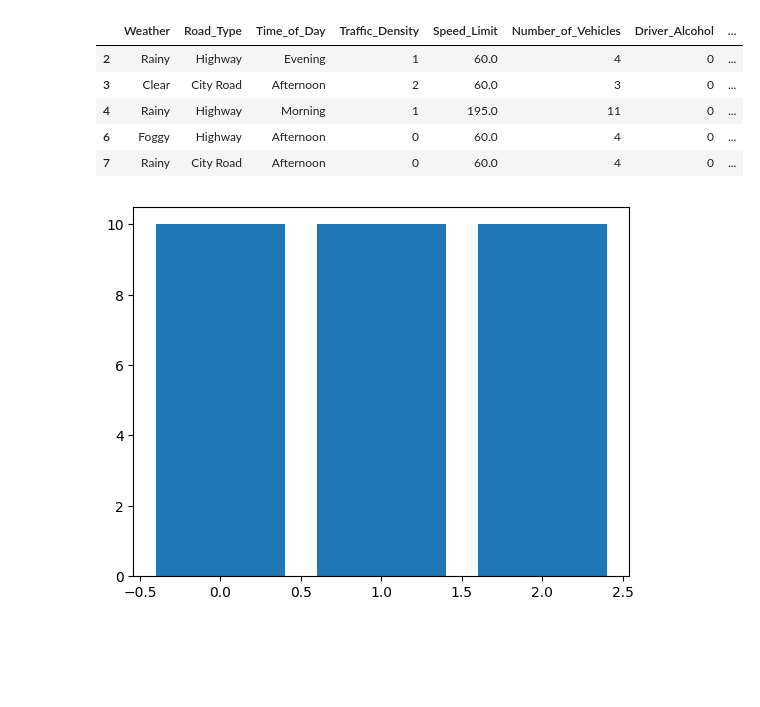
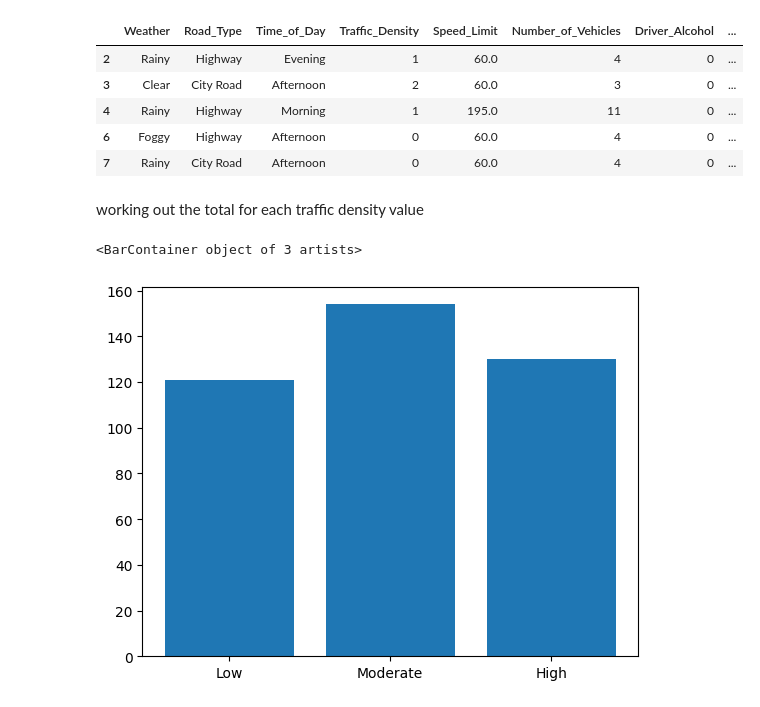
Before and after one commit to bigdog0044/Traffic-Accident-Prediction, a Jupyter notebook: main.ipynb, the cells around one changed output. Saved outputs shown, nothing was run; the diff lists cells and outputs as text; code cells hidden in the pictures; blank space fills up the shorter version.

Commit message:
adding visualisation to show total traffic density over low,medium,and high

```diff
--- a/main.ipynb
+++ b/main.ipynb
@@ -126,8 +126,22 @@ data.head()
 | 4 | Rainy | Highway | Morning | 1 | 195.0 | 11 | 0 | ... |
 | 6 | Foggy | Highway | Afternoon | 0 | 60.0 | 4 | 0 | ... |
 | 7 | Rainy | City Road | Afternoon | 0 | 60.0 | 4 | 0 | ... |
-# %%
-plt.bar(data['Traffic_Density'],height=10)
-plt.show()
-# %% [output]
-[figure, removed]
+# %%
+"""    0: Low density (few vehicles).
+    1: Moderate density.
+    2: High density (many vehicles)"""
+
+labels = ["Low","Moderate","High"]
+valueCategory = [0,1,2]
+traffic_density_value_total = np.array([]).astype(int)
+# %% [markdown]
+<p>working out the total for each traffic density value</p>
+# %%
+#
+for category in valueCategory:
+    traffic_density_value_total = np.append(traffic_density_value_total,sum((data['Traffic_Density'] == category) == True))
+# %%
+plt.bar(labels,traffic_density_value_total)
+# %% [output]
+<BarContainer object of 3 artists>
+[figure, added]
```
